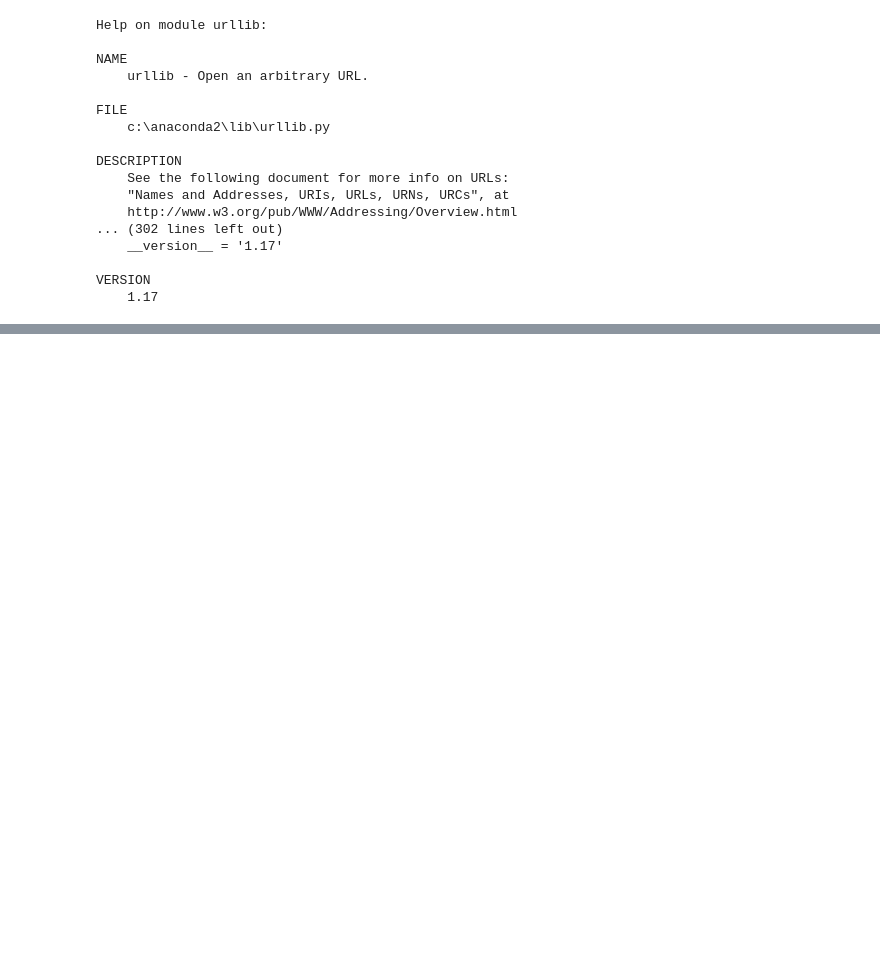
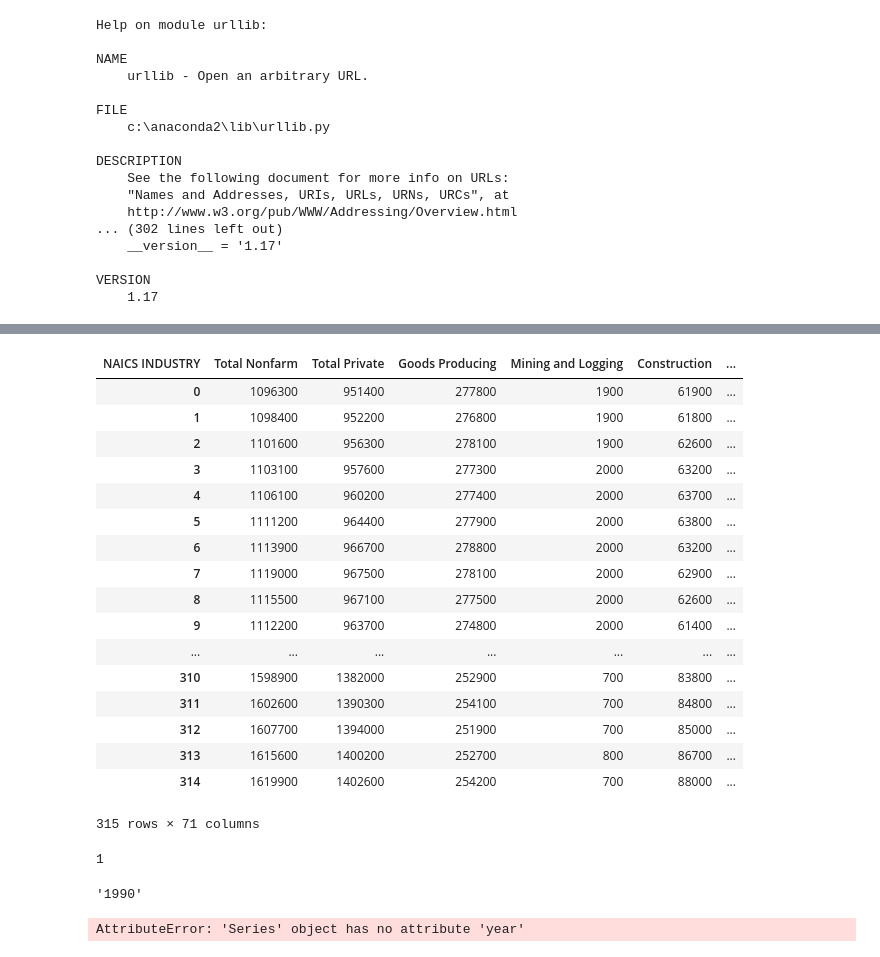
Before and after one commit to jalaljahir/wa_esd_emp, a Jupyter notebook: monthly_emp_update_ESD.ipynb, the cells around one changed output, grey strips where cells are left out. Cells and saved outputs as stored; diff of their text form; code cells hidden in the pictures; blank space fills up the shorter version.

```diff
--- a/monthly_emp_update_ESD.ipynb
+++ b/monthly_emp_update_ESD.ipynb
@@ -61,0 +159,2 @@ VERSION
+# %%
+df_sa_king2["year"] = df_sa_king2["date_stamp"].dt.year
@@ -61,0 +207,33 @@ VERSION
+# %%
+df_sa_king2
+# %% [output]
+| NAICS INDUSTRY | Total Nonfarm | Total Private | Goods Producing | Mining and Logging | Construction | ... |
+| 0 | 1096300 | 951400 | 277800 | 1900 | 61900 | ... |
+| 1 | 1098400 | 952200 | 276800 | 1900 | 61800 | ... |
+| 2 | 1101600 | 956300 | 278100 | 1900 | 62600 | ... |
+| 3 | 1103100 | 957600 | 277300 | 2000 | 63200 | ... |
+| 4 | 1106100 | 960200 | 277400 | 2000 | 63700 | ... |
+| 5 | 1111200 | 964400 | 277900 | 2000 | 63800 | ... |
+| 6 | 1113900 | 966700 | 278800 | 2000 | 63200 | ... |
+| 7 | 1119000 | 967500 | 278100 | 2000 | 62900 | ... |
+| 8 | 1115500 | 967100 | 277500 | 2000 | 62600 | ... |
+| 9 | 1112200 | 963700 | 274800 | 2000 | 61400 | ... |
+| ... | ... | ... | ... | ... | ... | ... |
+| 310 | 1598900 | 1382000 | 252900 | 700 | 83800 | ... |
+| 311 | 1602600 | 1390300 | 254100 | 700 | 84800 | ... |
+| 312 | 1607700 | 1394000 | 251900 | 700 | 85000 | ... |
+| 313 | 1615600 | 1400200 | 252700 | 800 | 86700 | ... |
+| 314 | 1619900 | 1402600 | 254200 | 700 | 88000 | ... |
+315 rows × 71 columns
+# %%
+df_sa_king2.loc[0]["date_stamp"].month
+# %% [output]
+1
+# %%
+str(df_sa_king2.loc[0]["date_stamp"])[:4]
+# %% [output]
+'1990'
+# %%
+df_sa_king2["date_stamp"].year
+# %% [output]
+AttributeError: 'Series' object has no attribute 'year'
```
Also changed, not shown: parts of 35 cells of this notebook, 1 other file.
